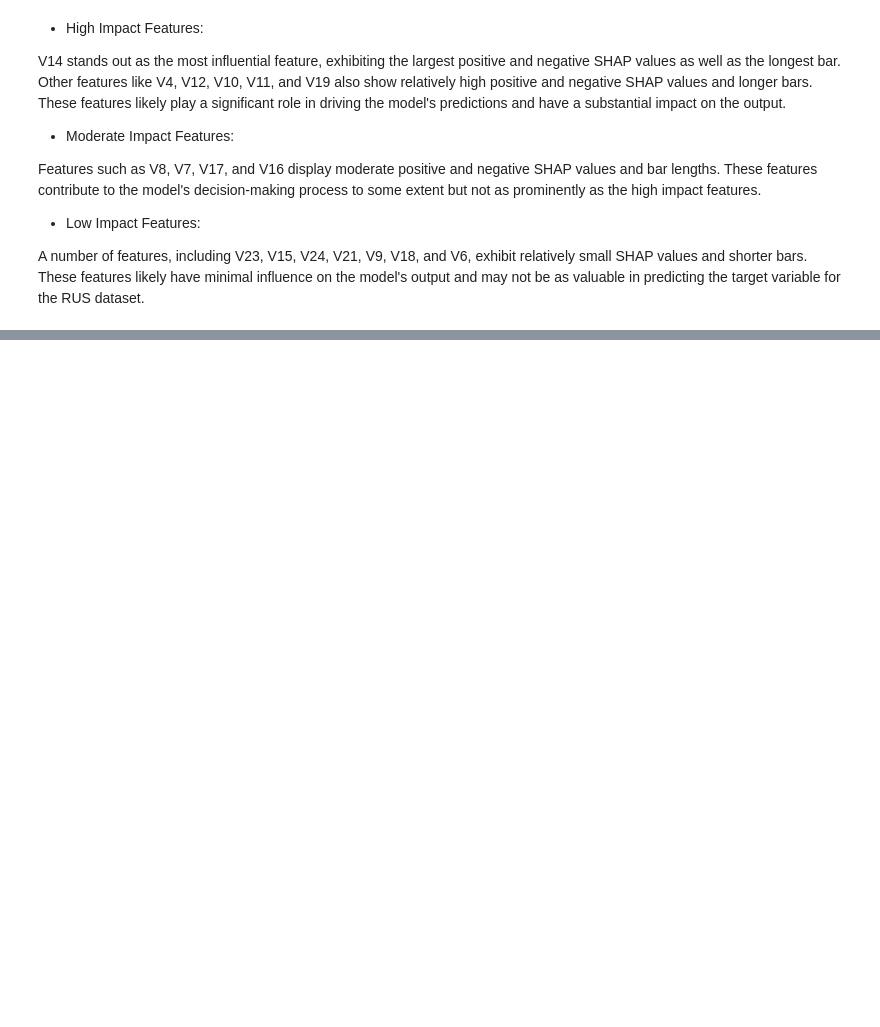
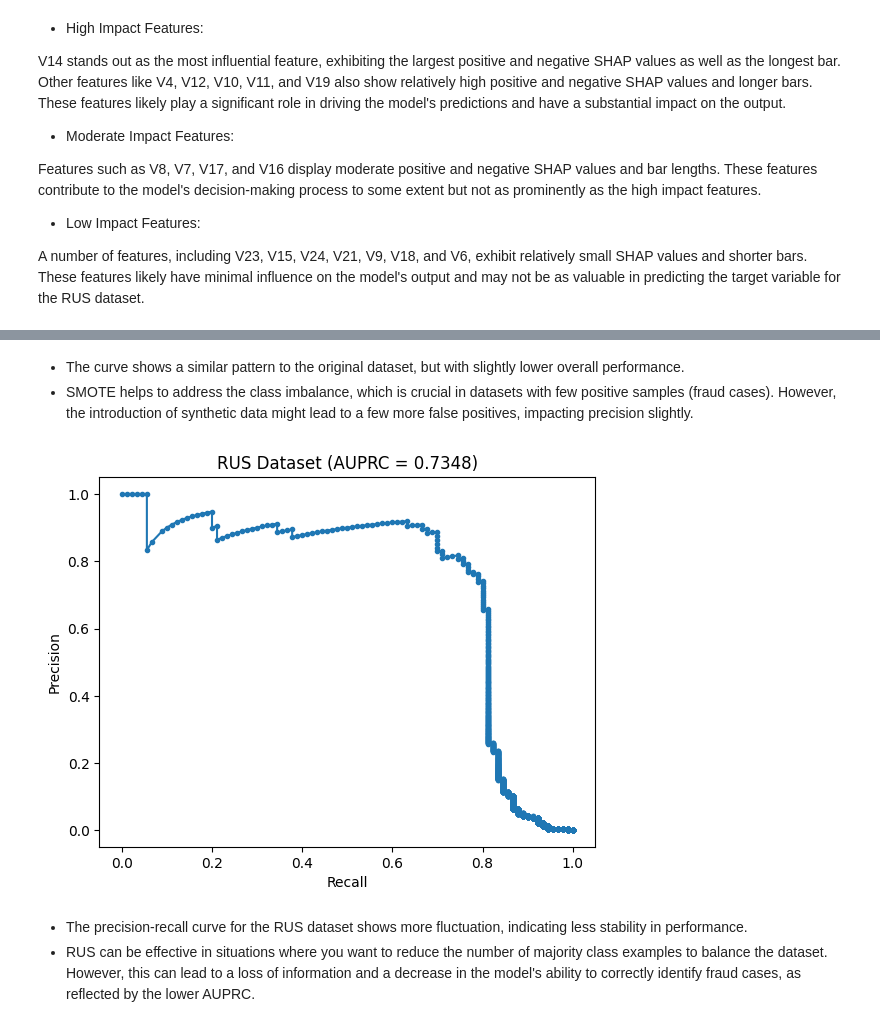
Before and after one commit to hanimsofiah/CreditCardFraudDetection, a Jupyter notebook: development/xgboost/XGBOOST_SHAP.ipynb, the cells around one changed output, grey strips where cells are left out. Drawn from its saved outputs; the diff is of its cells as text; code cells hidden in the pictures; blank space fills up the shorter version.

```diff
--- a/development/xgboost/XGBOOST_SHAP.ipynb
+++ b/development/xgboost/XGBOOST_SHAP.ipynb
@@ -686,0 +739,12 @@ These features likely have minimal influence on the model's output and may not b
+# %% [markdown]
+- The curve shows a similar pattern to the original dataset, but with slightly lower overall performance.
+- SMOTE helps to address the class imbalance, which is crucial in datasets with few positive samples (fraud cases). However, the introduction of synthetic data might lead to a few more false positives, impacting precision slightly.
+# %%
+# For the RUS dataset
+y_pred_proba_rus = model_rus.predict(dtest_rus)
+plot_auprc(y_test, y_pred_proba_rus, "RUS Dataset")
+# %% [output]
+[figure, added]
+# %% [markdown]
+- The precision-recall curve for the RUS dataset shows more fluctuation, indicating less stability in performance.
+- RUS can be effective in situations where you want to reduce the number of majority class examples to balance the dataset. However, this can lead to a loss of information and a decrease in the model's ability to correctly identify fraud cases, as reflected by the lower AUPRC.
```
Also changed, not shown: parts of 21 cells of this notebook.
